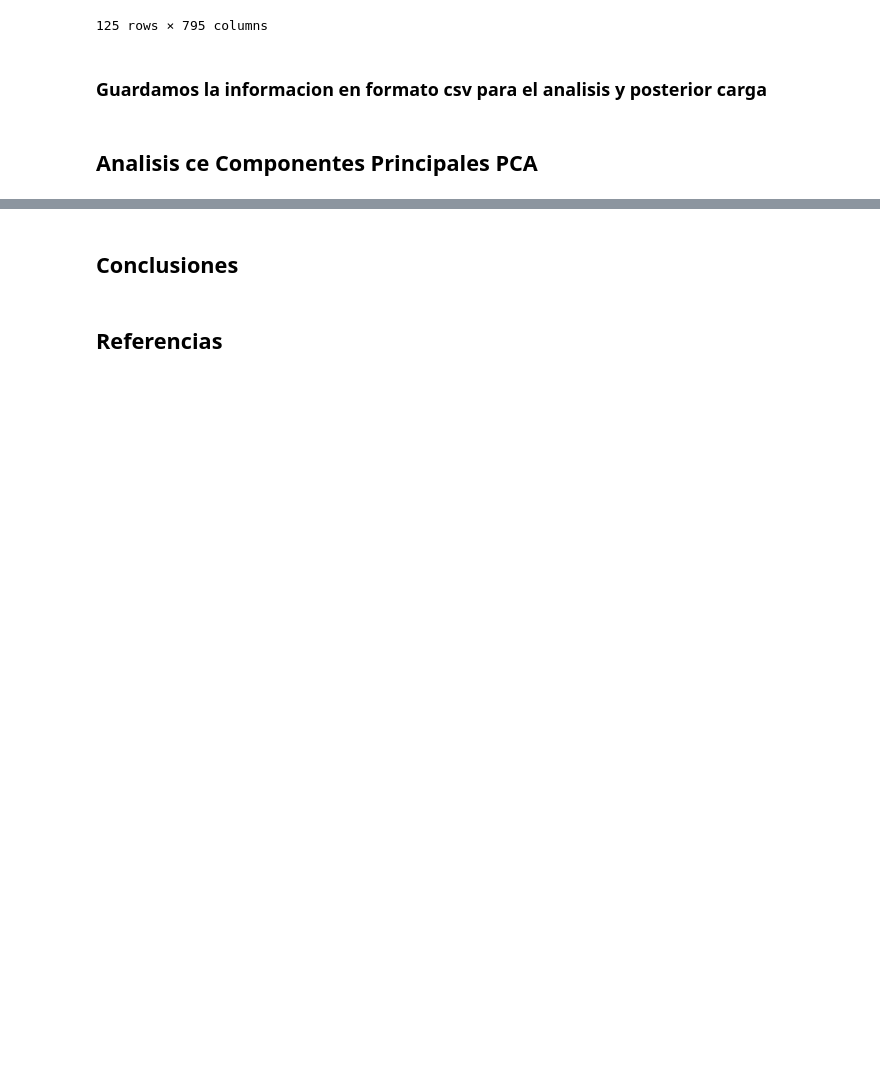
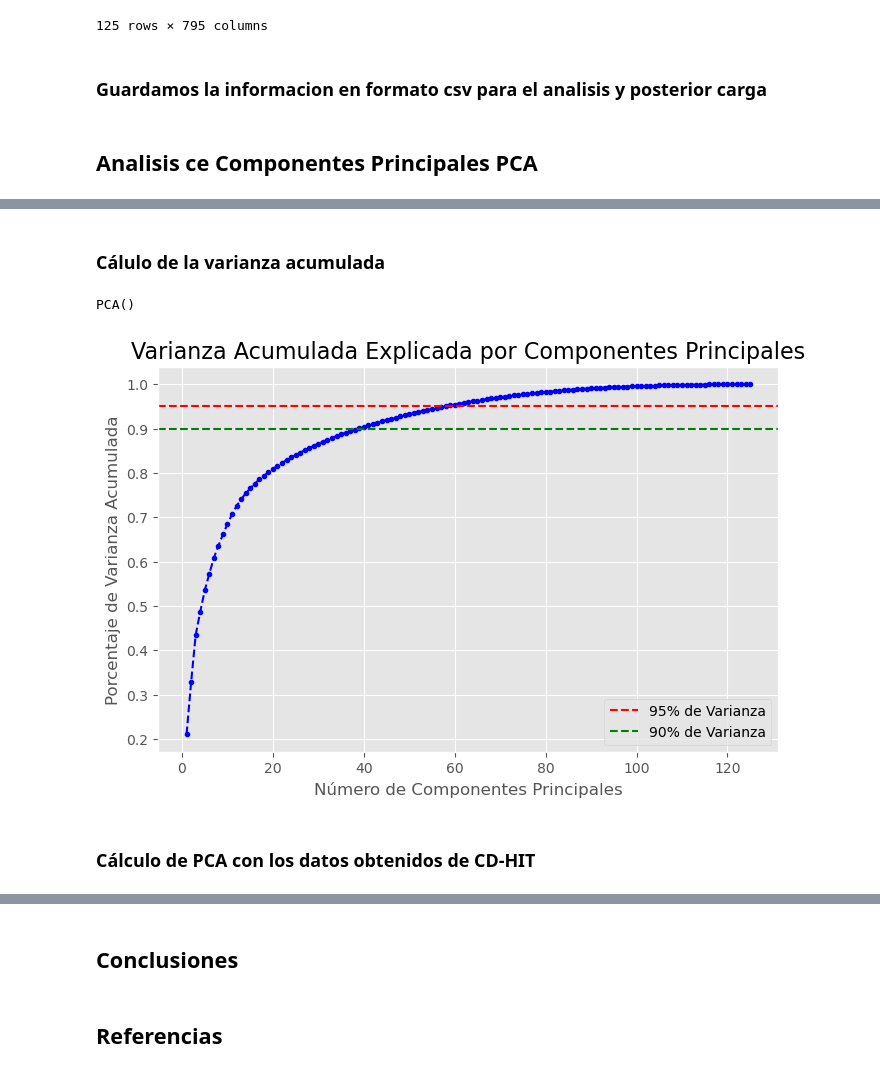
Before and after one commit to Julio21-ai/glp-1_drug_discovery, a Jupyter notebook: notebooks/Avance 2.ipynb, the cells around one changed output, grey strips where cells are left out. Cells and saved outputs as stored; diff of their text form; code cells hidden in the pictures; blank space fills up the shorter version.

```diff
--- a/notebooks/Avance 2.ipynb
+++ b/notebooks/Avance 2.ipynb
@@ -532,0 +578,17 @@ df_descriptores_cdhit.to_csv(descriptores_cdhit_csv, index=False)
+# %% [markdown]
+### Cálulo de la varianza acumulada
+# %%
+# Calculo de PCA con todos los componentes
+# Se deja PCA() vacío para que calcule todos los componentes posibles
+pca = PCA()
+pca.fit(features_scaled)
+# %% [output]
+PCA()
+# %%
+# Calcular la varianza acumulada
+cumulative_variance = np.cumsum(pca.explained_variance_ratio_)
+cumulative_variance_plot(cumulative_variance)
+# %% [output]
+[figure, added]
+# %% [markdown]
+### Cálculo de PCA con los datos obtenidos de CD-HIT
```
Also changed, not shown: parts of 25 cells of this notebook, 4 other files.
